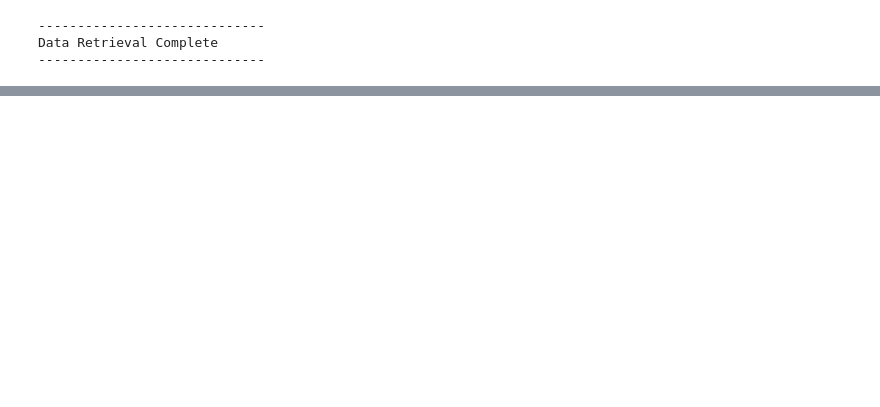
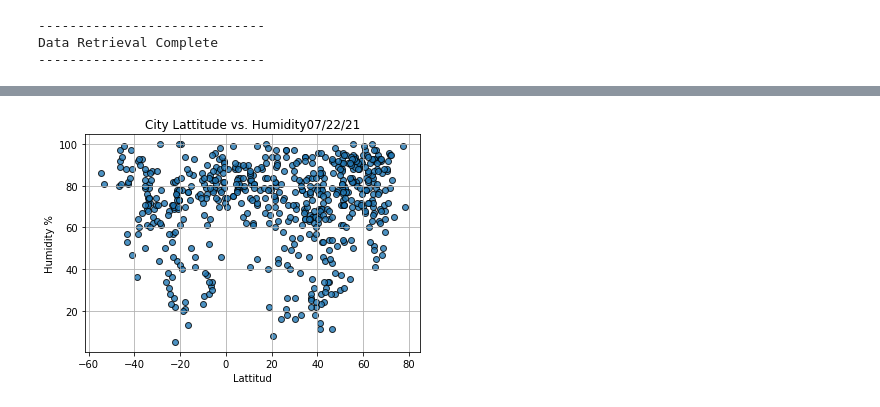
Before and after one commit to elhamamini/World_Weather_Analysis, a Jupyter notebook: WeatherPy.ipynb, the cells around one changed output, grey strips where cells are left out. Saved outputs shown, nothing was run; the diff lists cells and outputs as text; code cells hidden in the pictures; blank space fills up the shorter version.

```diff
--- a/WeatherPy.ipynb
+++ b/WeatherPy.ipynb
@@ -194,0 +218,10 @@ city_data_df.to_csv(output_data_file, index_label="City_ID")
+# %%
+plt.scatter(lats,humidity,edgecolor="black",alpha=0.8, marker="o", linewidths=1)
+plt.title("City Lattitude vs. Humidity"+today)
+plt.grid()
+plt.xlabel("Lattitud")
+plt.ylabel("Humidity %")
+plt.savefig("weather_data/fig2.png")
+plt.show()
+# %% [output]
+[figure, added]
```
Also changed, not shown: parts of 20 cells of this notebook, 19 other files.
